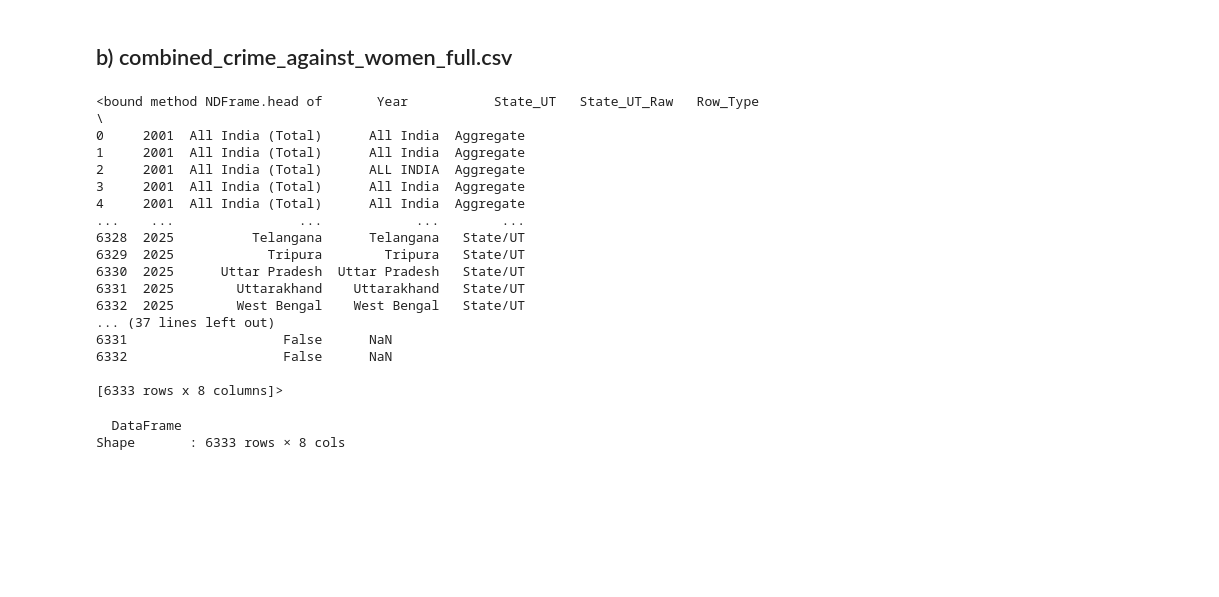
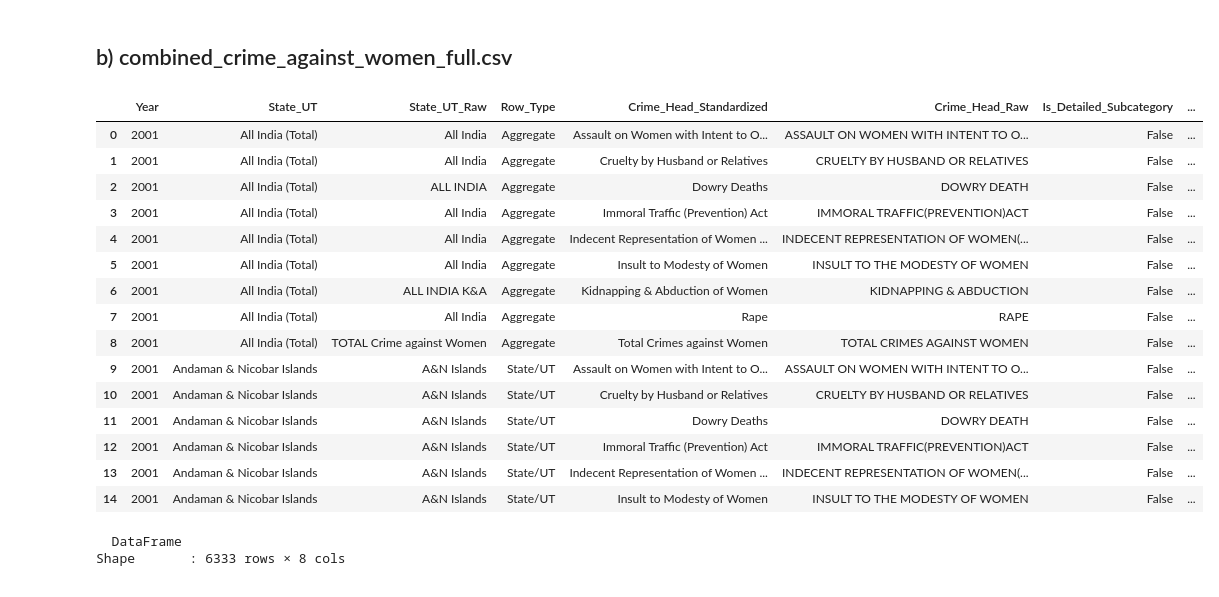
Before and after one commit to bhavya25-ds/The-Committee-Will-Look-Into-It, a Jupyter notebook: 02_Gender_Injustice/01_EDA.ipynb, the cells around one changed output. Saved outputs shown, nothing was run; the diff lists cells and outputs as text; code cells hidden in the pictures; blank space fills up the shorter version.

```diff
--- a/02_Gender_Injustice/01_EDA.ipynb
+++ b/02_Gender_Injustice/01_EDA.ipynb
@@ -19,7 +19,7 @@ import utility as u
 # %%
 # this file uses wide format, we will first convert it into long format
 
-df= u.load_data("data/Crime against Women (2001-2022).csv")
+df= u.load_data("data/01 Crime against Women (2001-2022).csv")
 csv1= u.wide_to_long(df=df, id_cols="CRIME HEAD", value_name="cases", var_name="year")
 # %%
 u.eda(df=csv1)
@@ -72,27 +72,26 @@ Saved | shape- (242, 3)
 # %% [markdown]
 ## b) combined_crime_against_women_full.csv
 # %%
-csv2= u.load_data("data/combined_crime_against_women_full.csv")
+csv2= u.load_data("data/02 combined_crime_against_women_full.csv")
 # %%
-csv2.head
+csv2.head(15)
 # %% [output]
-<bound method NDFrame.head of       Year           State_UT   State_UT_Raw   Row_Type  \
-0     2001  All India (Total)      All India  Aggregate
-1     2001  All India (Total)      All India  Aggregate
-2     2001  All India (Total)      ALL INDIA  Aggregate
-3     2001  All India (Total)      All India  Aggregate
-4     2001  All India (Total)      All India  Aggregate
-...    ...                ...            ...        ...
-6328  2025          Telangana      Telangana   State/UT
-6329  2025            Tripura        Tripura   State/UT
-6330  2025      Uttar Pradesh  Uttar Pradesh   State/UT
-6331  2025        Uttarakhand    Uttarakhand   State/UT
-6332  2025        West Bengal    West Bengal   State/UT
-... (37 lines left out)
-6331                    False      NaN
-6332                    False      NaN
-
-[6333 rows x 8 columns]>
+|  | Year | State_UT | State_UT_Raw | Row_Type | Crime_Head_Standardized | Crime_Head_Raw | Is_Detailed_Subcategory | ... |
+| 0 | 2001 | All India (Total) | All India | Aggregate | Assault on Women with Intent to O... | ASSAULT ON WOMEN WITH INTENT TO O... | False | ... |
+| 1 | 2001 | All India (Total) | All India | Aggregate | Cruelty by Husband or Relatives | CRUELTY BY HUSBAND OR RELATIVES | False | ... |
+| 2 | 2001 | All India (Total) | ALL INDIA | Aggregate | Dowry Deaths | DOWRY DEATH | False | ... |
+| 3 | 2001 | All India (Total) | All India | Aggregate | Immoral Traffic (Prevention) Act | IMMORAL TRAFFIC(PREVENTION)ACT | False | ... |
+| 4 | 2001 | All India (Total) | All India | Aggregate | Indecent Representation of Women ... | INDECENT REPRESENTATION OF WOMEN(... | False | ... |
+| 5 | 2001 | All India (Total) | All India | Aggregate | Insult to Modesty of Women | INSULT TO THE MODESTY OF WOMEN | False | ... |
+| 6 | 2001 | All India (Total) | ALL INDIA K&A | Aggregate | Kidnapping & Abduction of Women | KIDNAPPING & ABDUCTION | False | ... |
+| 7 | 2001 | All India (Total) | All India | Aggregate | Rape | RAPE | False | ... |
+| 8 | 2001 | All India (Total) | TOTAL Crime against Women | Aggregate | Total Crimes against Women | TOTAL CRIMES AGAINST WOMEN | False | ... |
+| 9 | 2001 | Andaman & Nicobar Islands | A&N Islands | State/UT | Assault on Women with Intent to O... | ASSAULT ON WOMEN WITH INTENT TO O... | False | ... |
+| 10 | 2001 | Andaman & Nicobar Islands | A&N Islands | State/UT | Cruelty by Husband or Relatives | CRUELTY BY HUSBAND OR RELATIVES | False | ... |
+| 11 | 2001 | Andaman & Nicobar Islands | A&N Islands | State/UT | Dowry Deaths | DOWRY DEATH | False | ... |
+| 12 | 2001 | Andaman & Nicobar Islands | A&N Islands | State/UT | Immoral Traffic (Prevention) Act | IMMORAL TRAFFIC(PREVENTION)ACT | False | ... |
+| 13 | 2001 | Andaman & Nicobar Islands | A&N Islands | State/UT | Indecent Representation of Women ... | INDECENT REPRESENTATION OF WOMEN(... | False | ... |
+| 14 | 2001 | Andaman & Nicobar Islands | A&N Islands | State/UT | Insult to Modesty of Women | INSULT TO THE MODESTY OF WOMEN | False | ... |
 # %%
 u.eda(csv2)
 # %% [output]
```
Also changed, not shown: parts of 2 cells of this notebook, 5 other files.
